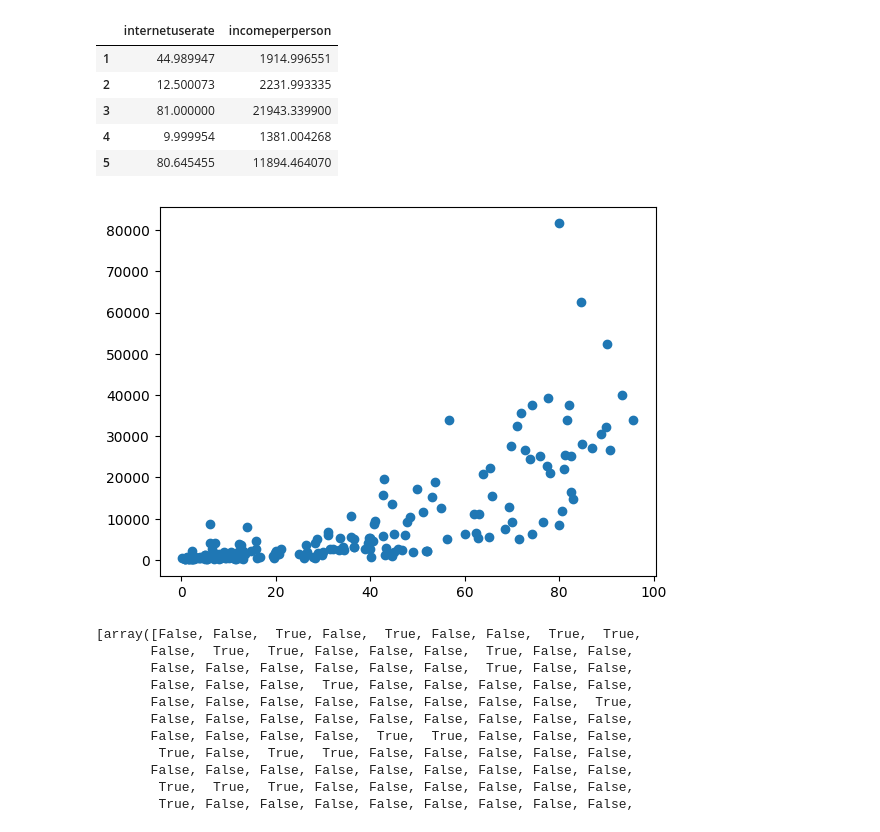
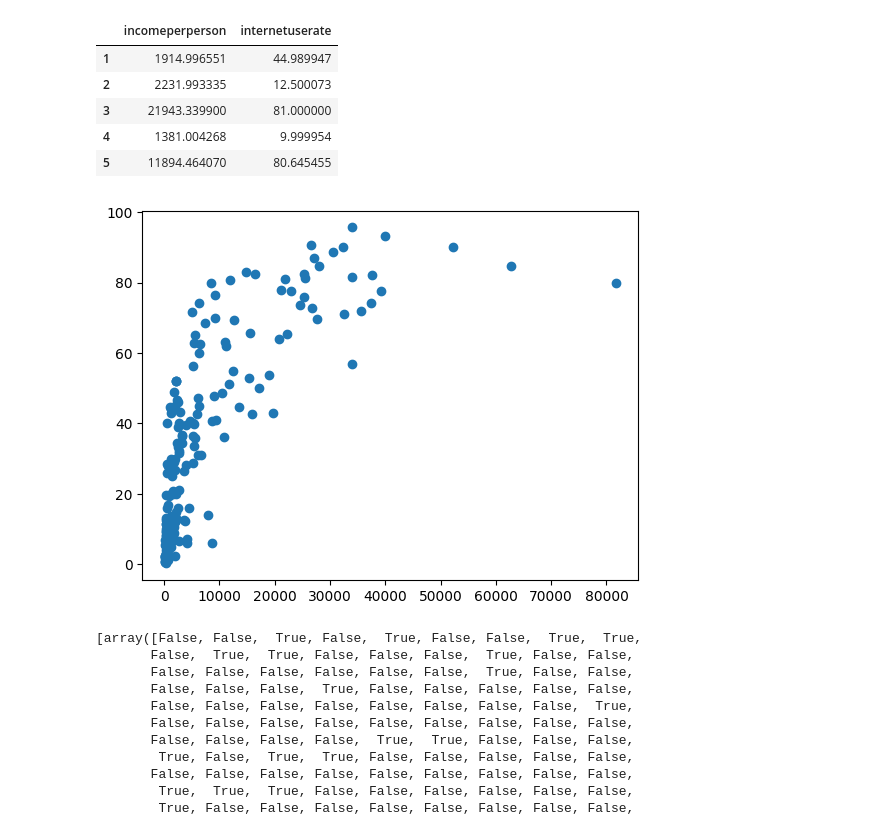
Before and after one commit to joshualxndrs/AssignmentForumWeek9, a Jupyter notebook: ClusteringWeek9.ipynb, the cells around one changed output. Drawn from its saved outputs; the diff is of its cells as text; code cells hidden in the pictures.

Commit message:
Fixed graph

```diff
--- a/ClusteringWeek9.ipynb
+++ b/ClusteringWeek9.ipynb
@@ -26,20 +19,20 @@ df.head(214)
 # %%
 df = pd.read_csv('gapminder_internet.csv')
 df = df.dropna()
-df = df[["internetuserate","incomeperperson"]]
+df = df[["incomeperperson","internetuserate"]]
 x = numpy.array(df)
 xp = x[:,0]
 yp = x[:,1]
 plt.scatter(x = xp, y = yp)
 df.head()
 # %% [output]
-|  | internetuserate | incomeperperson |
-| 1 | 44.989947 | 1914.996551 |
-| 2 | 12.500073 | 2231.993335 |
-| 3 | 81.000000 | 21943.339900 |
-| 4 | 9.999954 | 1381.004268 |
-| 5 | 80.645455 | 11894.464070 |
+|  | incomeperperson | internetuserate |
+| 1 | 1914.996551 | 44.989947 |
+| 2 | 2231.993335 | 12.500073 |
+| 3 | 21943.339900 | 81.000000 |
+| 4 | 1381.004268 | 9.999954 |
+| 5 | 11894.464070 | 80.645455 |
-[figure, old version]
+[figure, new version]
 # %%
 km = KMeans (n_clusters= 3,
 init = 'random', n_init= 10,
```
Also changed, not shown: parts of 2 cells of this notebook.
